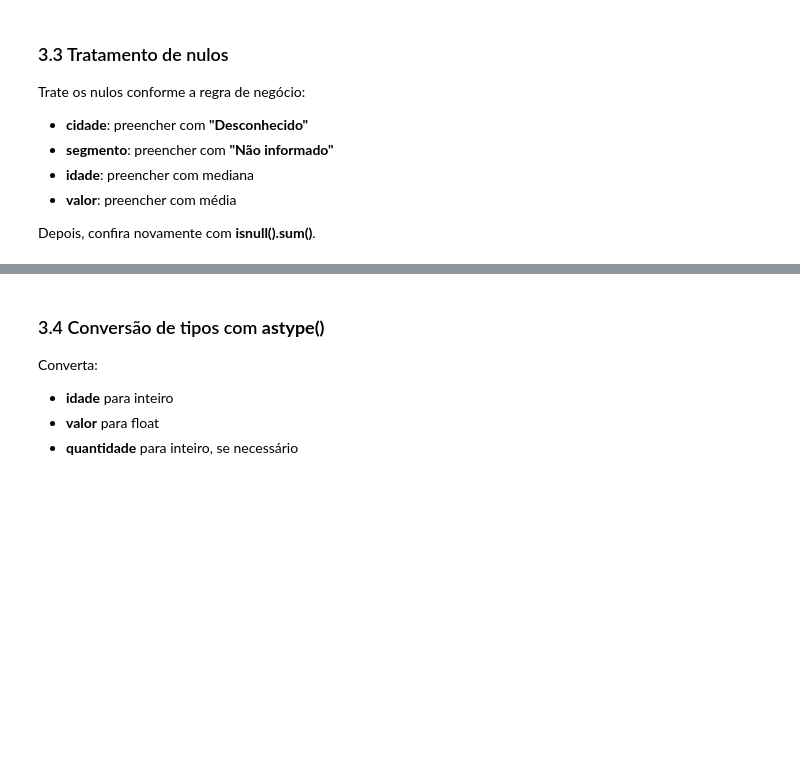
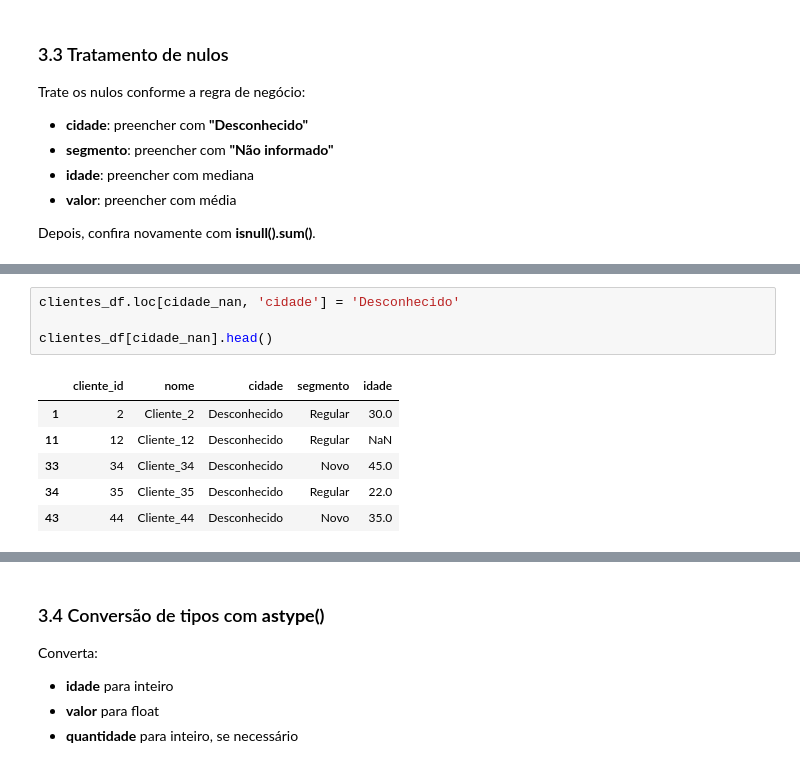
Before and after one commit to Somutt/revisao_py, a Jupyter notebook: 02_data_analysis/pandas_ecommerce.ipynb, the cells around one changed output, grey strips where cells are left out. Cells and saved outputs as stored; diff of their text form; blank space fills up the shorter version.

```diff
--- a/02_data_analysis/pandas_ecommerce.ipynb
+++ b/02_data_analysis/pandas_ecommerce.ipynb
@@ -439,0 +675,11 @@ Depois, confira novamente com **isnull().sum()**.
+# %%
+clientes_df.loc[cidade_nan, 'cidade'] = 'Desconhecido'
+
+clientes_df[cidade_nan].head()
+# %% [output]
+|  | cliente_id | nome | cidade | segmento | idade |
+| 1 | 2 | Cliente_2 | Desconhecido | Regular | 30.0 |
+| 11 | 12 | Cliente_12 | Desconhecido | Regular | NaN |
+| 33 | 34 | Cliente_34 | Desconhecido | Novo | 45.0 |
+| 34 | 35 | Cliente_35 | Desconhecido | Regular | 22.0 |
+| 43 | 44 | Cliente_44 | Desconhecido | Novo | 35.0 |
```
Also changed, not shown: parts of 63 cells of this notebook.
